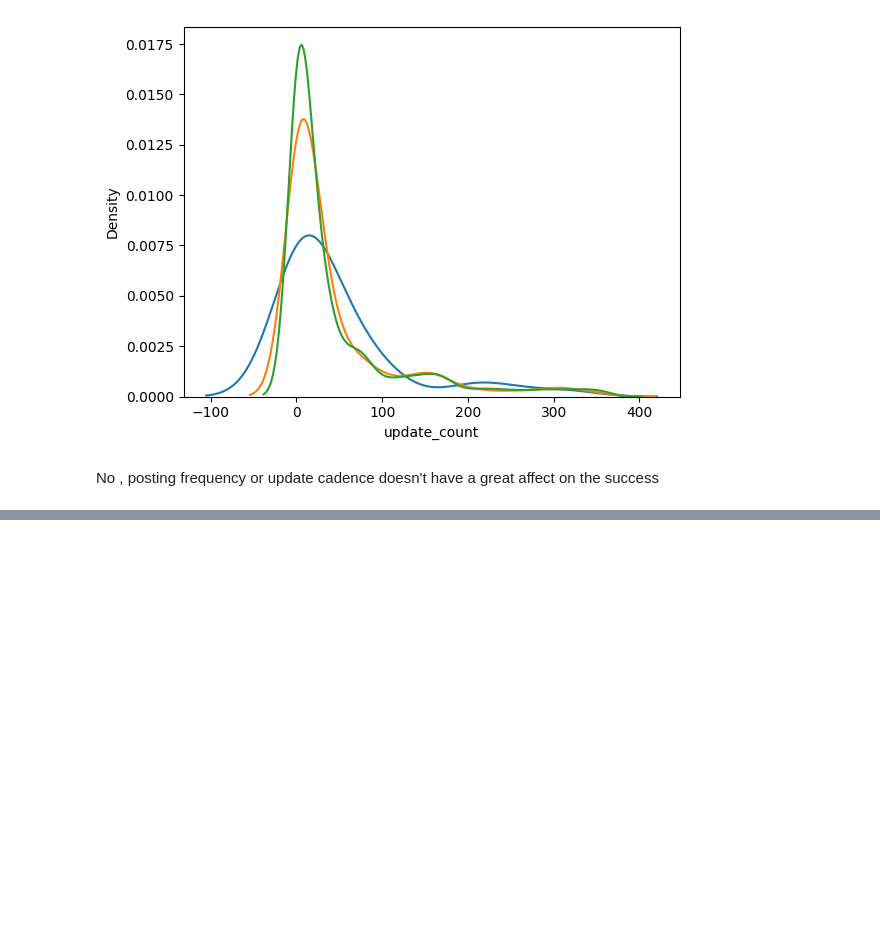
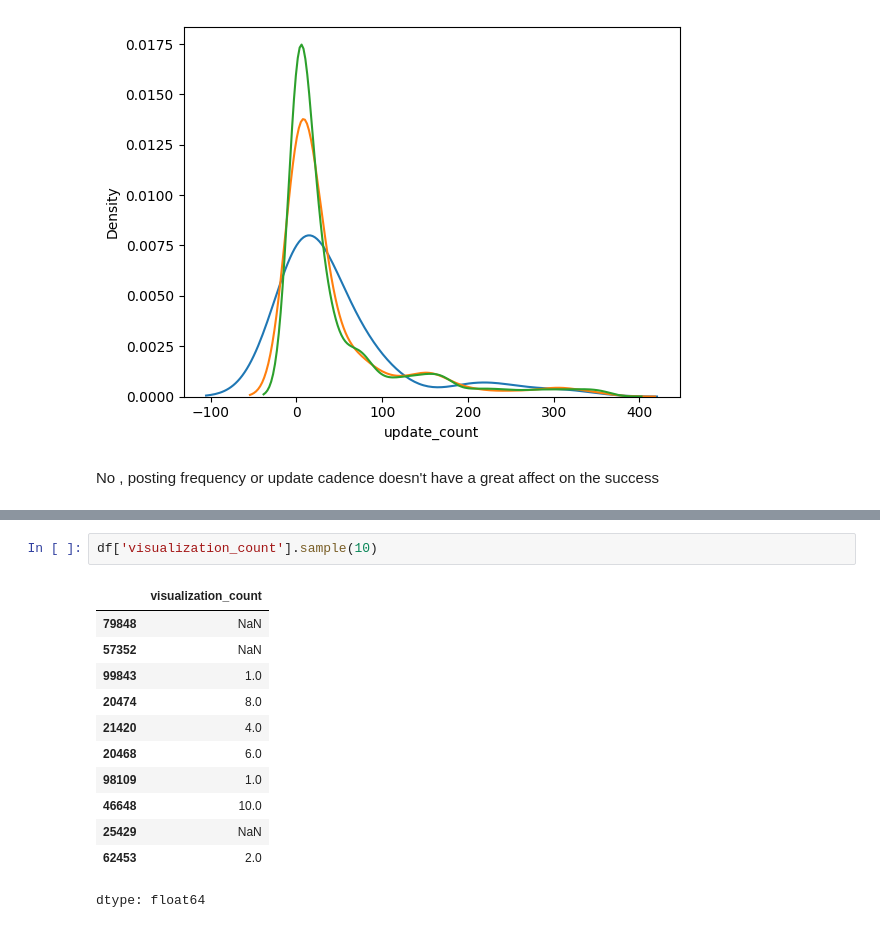
Before and after one commit to Deveshrai02/EDA_Feature_Engineering_Learning, a Jupyter notebook: Kaggle_Dataset_EDA_and_Prediction.ipynb, the cells around one changed output, grey strips where cells are left out. Cells and saved outputs as stored; diff of their text form; blank space fills up the shorter version.

```diff
--- a/Kaggle_Dataset_EDA_and_Prediction.ipynb
+++ b/Kaggle_Dataset_EDA_and_Prediction.ipynb
@@ -723,0 +746,15 @@ No ,  posting frequency or update cadence doesn't have a great affect on the suc
+# %%
+df['visualization_count'].sample(10)
+# %% [output]
+|  | visualization_count |
+| 79848 | NaN |
+| 57352 | NaN |
+| 99843 | 1.0 |
+| 20474 | 8.0 |
+| 21420 | 4.0 |
+| 20468 | 6.0 |
+| 98109 | 1.0 |
+| 46648 | 10.0 |
+| 25429 | NaN |
+| 62453 | 2.0 |
+dtype: float64
```
Also changed, not shown: parts of 4 cells of this notebook.
